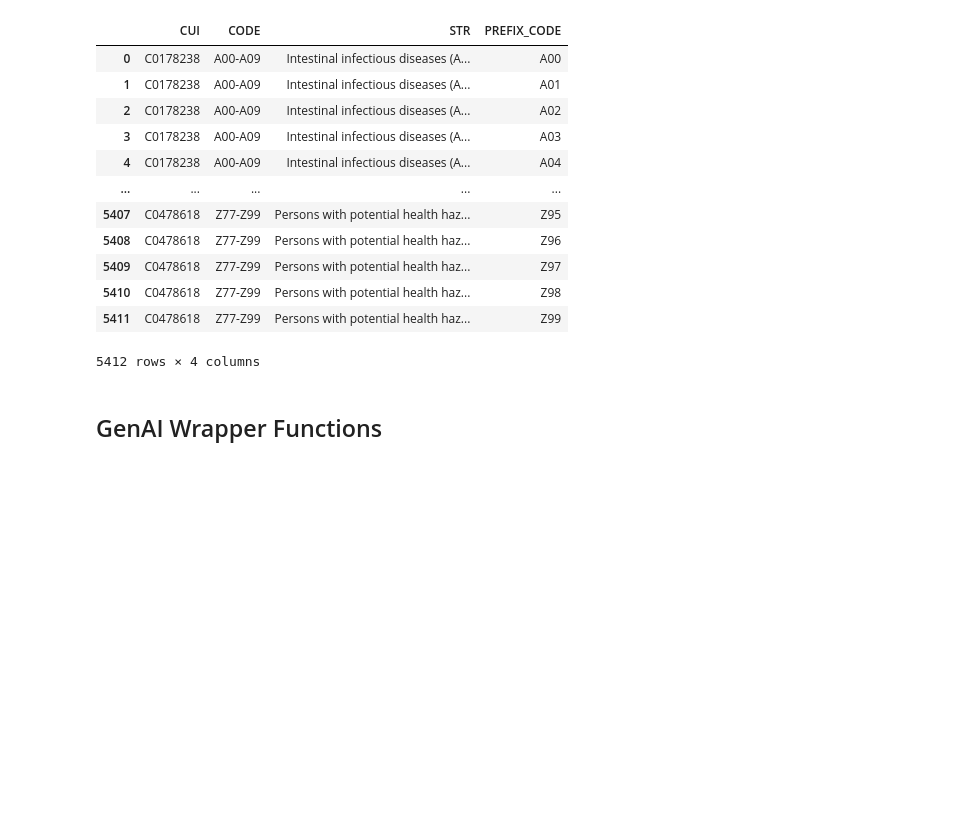
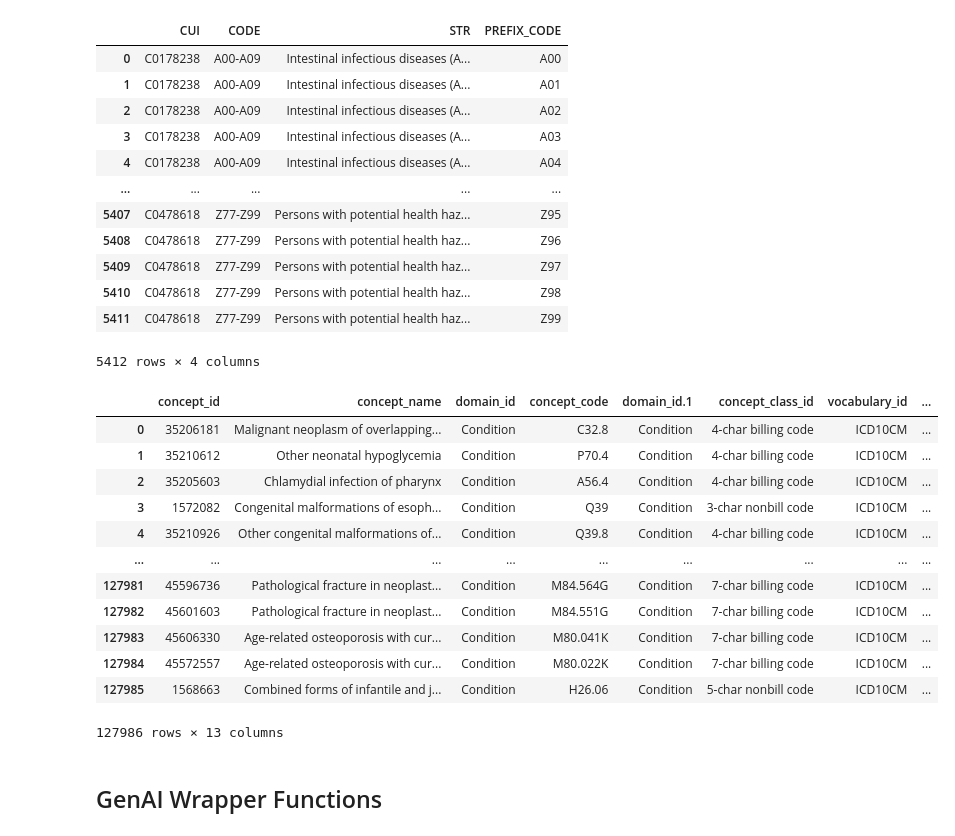
Before and after one commit to jhajagos/SupportingConceptSetGeneration, a Jupyter notebook: UMLS_API_with_Gemini.ipynb, the cells around one changed output. Drawn from its saved outputs; the diff is of its cells as text; code cells hidden in the pictures; blank space fills up the shorter version.

```diff
--- a/UMLS_API_with_Gemini.ipynb
+++ b/UMLS_API_with_Gemini.ipynb
@@ -333,6 +334,23 @@ prefix_codes_icd10cm_expanded_df
 | 5410 | C0478618 | Z77-Z99 | Persons with potential health haz... | Z98 |
 | 5411 | C0478618 | Z77-Z99 | Persons with potential health haz... | Z99 |
 5412 rows × 4 columns
+# %%
+icd10cm_concept_map_snomed_df = pd.read_csv("https://raw.githubusercontent.com/jhajagos/SupportingConceptSetGeneration/refs/heads/main/comorbidities/data/generated_from_nb/Build_ICD10CM_tables/icd10cm_concept_map_snomed.csv")
+icd10cm_concept_map_snomed_df
+# %% [output]
+|  | concept_id | concept_name | domain_id | concept_code | domain_id.1 | concept_class_id | vocabulary_id | ... |
+| 0 | 35206181 | Malignant neoplasm of overlapping... | Condition | C32.8 | Condition | 4-char billing code | ICD10CM | ... |
+| 1 | 35210612 | Other neonatal hypoglycemia | Condition | P70.4 | Condition | 4-char billing code | ICD10CM | ... |
+| 2 | 35205603 | Chlamydial infection of pharynx | Condition | A56.4 | Condition | 4-char billing code | ICD10CM | ... |
+| 3 | 1572082 | Congenital malformations of esoph... | Condition | Q39 | Condition | 3-char nonbill code | ICD10CM | ... |
+| 4 | 35210926 | Other congenital malformations of... | Condition | Q39.8 | Condition | 4-char billing code | ICD10CM | ... |
+| ... | ... | ... | ... | ... | ... | ... | ... | ... |
+| 127981 | 45596736 | Pathological fracture in neoplast... | Condition | M84.564G | Condition | 7-char billing code | ICD10CM | ... |
+| 127982 | 45601603 | Pathological fracture in neoplast... | Condition | M84.551G | Condition | 7-char billing code | ICD10CM | ... |
+| 127983 | 45606330 | Age-related osteoporosis with cur... | Condition | M80.041K | Condition | 7-char billing code | ICD10CM | ... |
+| 127984 | 45572557 | Age-related osteoporosis with cur... | Condition | M80.022K | Condition | 7-char billing code | ICD10CM | ... |
+| 127985 | 1568663 | Combined forms of infantile and j... | Condition | H26.06 | Condition | 5-char nonbill code | ICD10CM | ... |
+127986 rows × 13 columns
 # %% [markdown]
 ## GenAI Wrapper Functions
 # %%
```
Also changed, not shown: parts of 54 cells of this notebook.
